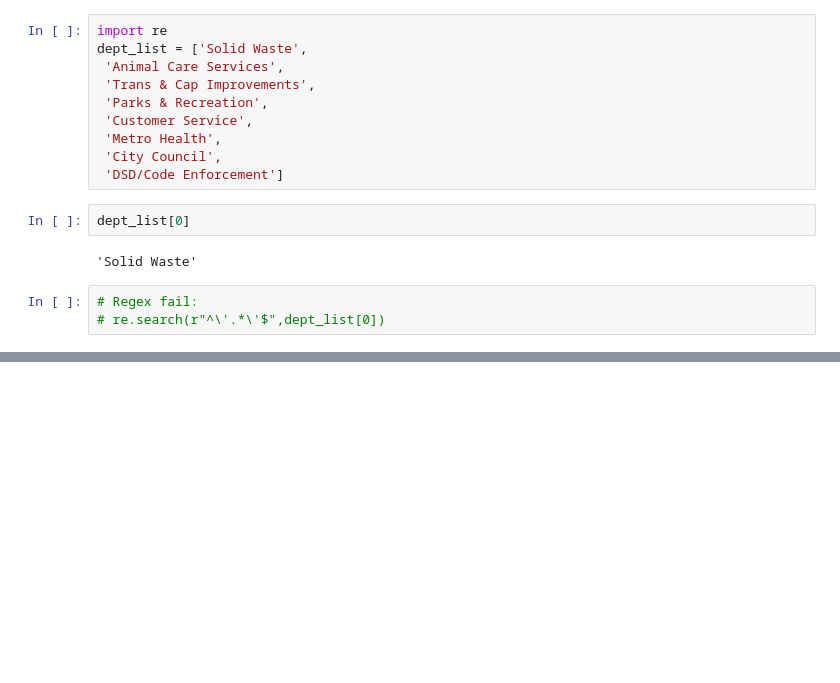
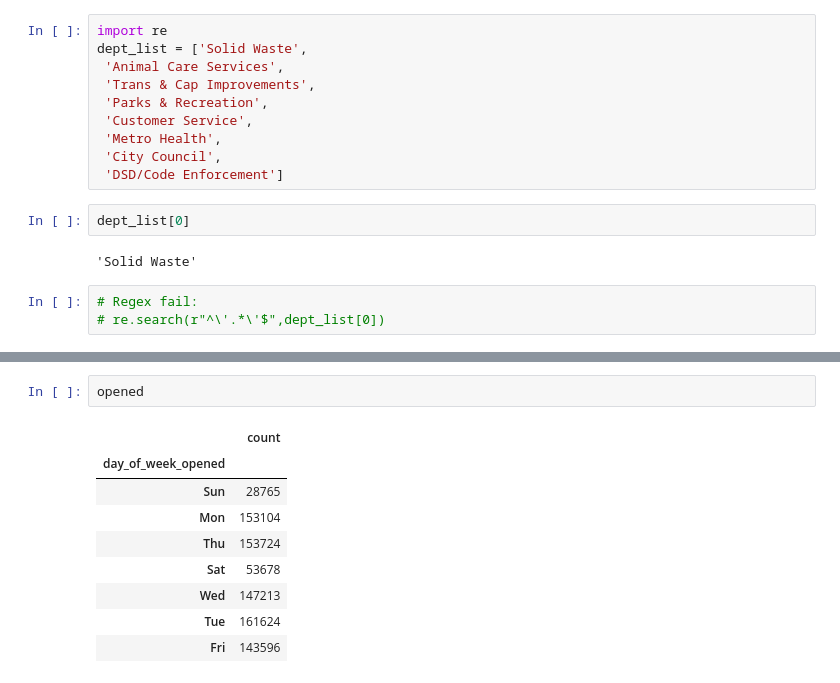
Before and after one commit to brianclements03/spark_exercises, a Jupyter notebook: explore.ipynb, the cells around one changed output, grey strips where cells are left out. Cells and saved outputs as stored; diff of their text form; blank space fills up the shorter version.

```diff
--- a/explore.ipynb
+++ b/explore.ipynb
@@ -356,0 +444,12 @@ for dept in dept_list:
+# %%
+opened
+# %% [output]
+|  | count |
+| day_of_week_opened |  |
+| Sun | 28765 |
+| Mon | 153104 |
+| Thu | 153724 |
+| Sat | 53678 |
+| Wed | 147213 |
+| Tue | 161624 |
+| Fri | 143596 |
```
Also changed, not shown: parts of 12 cells of this notebook.
